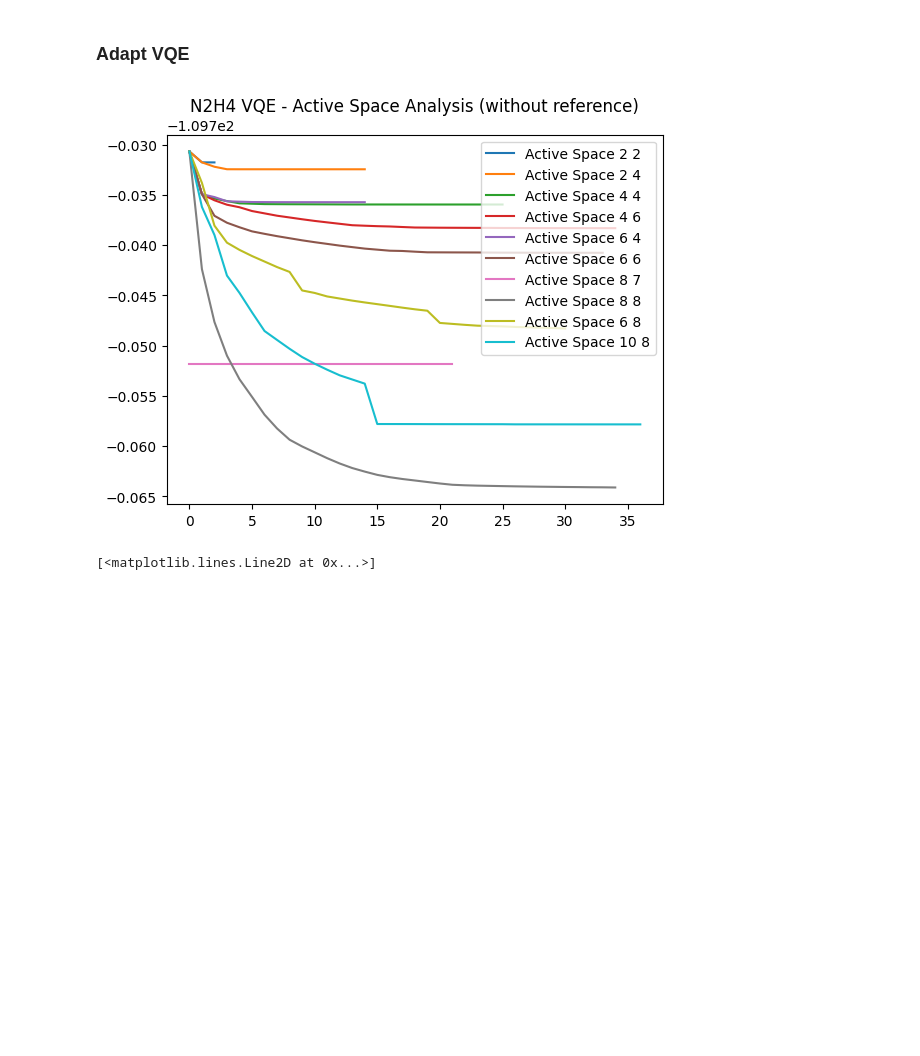
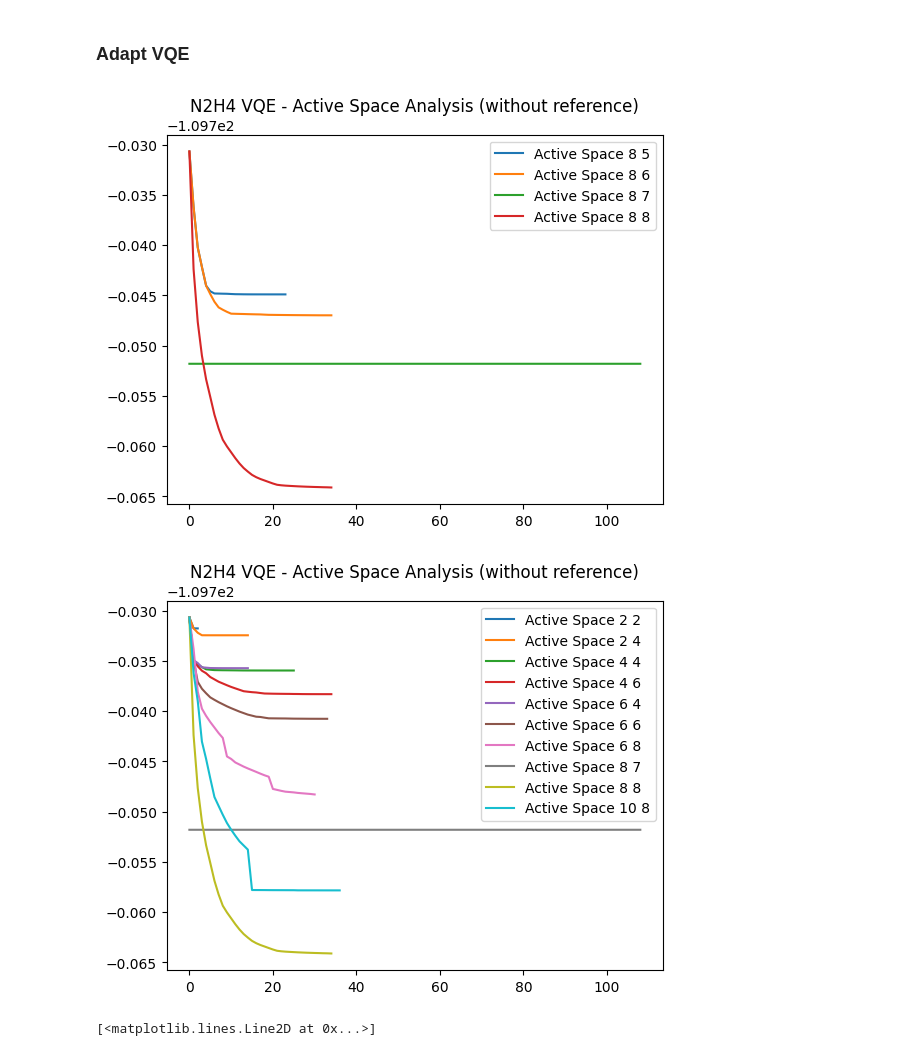
Before and after one commit to azhar-ikhtiarudin/variational-quantum-eigensolver, a Jupyter notebook: PennyLane/N2H4/active_space/data/visualizer.ipynb, the cells around one changed output. Drawn from its saved outputs; the diff is of its cells as text; code cells hidden in the pictures; blank space fills up the shorter version.

Commit message:
add more active space configuration

```diff
--- a/PennyLane/N2H4/active_space/data/visualizer.ipynb
+++ b/PennyLane/N2H4/active_space/data/visualizer.ipynb
@@ -11,6 +11,8 @@ data_3_4_4 = np.loadtxt('N2H4_3_4_4.txt', delimiter=',')
 data_3_4_6 = np.loadtxt('N2H4_3_4_6.txt', delimiter=',')
 data_3_6_4 = np.loadtxt('N2H4_3_6_4.txt', delimiter=',')
 data_3_6_6 = np.loadtxt('N2H4_3_6_6.txt', delimiter=',')
+data_3_8_5 = np.loadtxt('N2H4_3_8_5.txt', delimiter=',')
+data_3_8_6 = np.loadtxt('N2H4_3_8_6.txt', delimiter=',')
 data_3_8_7 = np.loadtxt('N2H4_3_8_7.txt', delimiter=',')
 data_3_8_8 = np.loadtxt('N2H4_3_8_8.txt', delimiter=',')
 data_3_6_8 = np.loadtxt('N2H4_3_6_8.txt', delimiter=',')
@@ -18,6 +20,17 @@ data_3_10_8 = np.loadtxt('N2H4_3_10_8.txt', delimiter=',')
 # hf_data = np.loadtxt('hf_data_N2H4.txt', delimiter=',', skiprows=1)
 # standard_vqe_data = np.loadtxt('vqe_data_N2H4.txt', delimiter=',', skiprows=1)
 # adapt_vqe_data = np.loadtxt('adapt_vqe_data_N2H4.txt', delimiter=',', skiprows=1)
+# %%
+plt.plot(data_3_8_5, label="Active Space 8 5")
+plt.plot(data_3_8_6[:35], label="Active Space 8 6")
+plt.plot(data_3_8_7, label="Active Space 8 7")
+plt.plot(data_3_8_8, label="Active Space 8 8")
+
+plt.title('N2H4 VQE - Active Space Analysis (without reference)')
+plt.legend()
+plt.show()
+# %% [output]
+[figure, added]
 # %%
 import matplotlib.pyplot as plt
 
@@ -27,9 +40,9 @@ plt.plot(data_3_4_4, label="Active Space 4 4")
 plt.plot(data_3_4_6[:35], label="Active Space 4 6")
 plt.plot(data_3_6_4, label="Active Space 6 4")
 plt.plot(data_3_6_6[:34], label="Active Space 6 6")
+plt.plot(data_3_6_8, label="Active Space 6 8")
 plt.plot(data_3_8_7, label="Active Space 8 7")
 plt.plot(data_3_8_8, label="Active Space 8 8")
-plt.plot(data_3_6_8, label="Active Space 6 8")
 plt.plot(data_3_10_8, label="Active Space 10 8")
 # plt.axhline(y=-109.73067811, color='r', linestyle='--', label='HF Energy -109.7307')
 # plt.axhline(y=-109.85695386832232, color='r', linestyle='--', label='FCI Energy (-109.8569)')
@@ -38,7 +51,7 @@ plt.title('N2H4 VQE - Active Space Analysis (without reference)')
 plt.legend()
 plt.show()
 # %% [output]
-[figure, old version]
+[figure, new version]
 # %%
 plt.plot(data_3_8_7, label="Active Space 8 7")
 plt.plot(data_3_8_8, label="Active Space 8 8")
```
Also changed, not shown: parts of 1 cell of this notebook, 5 other files.
